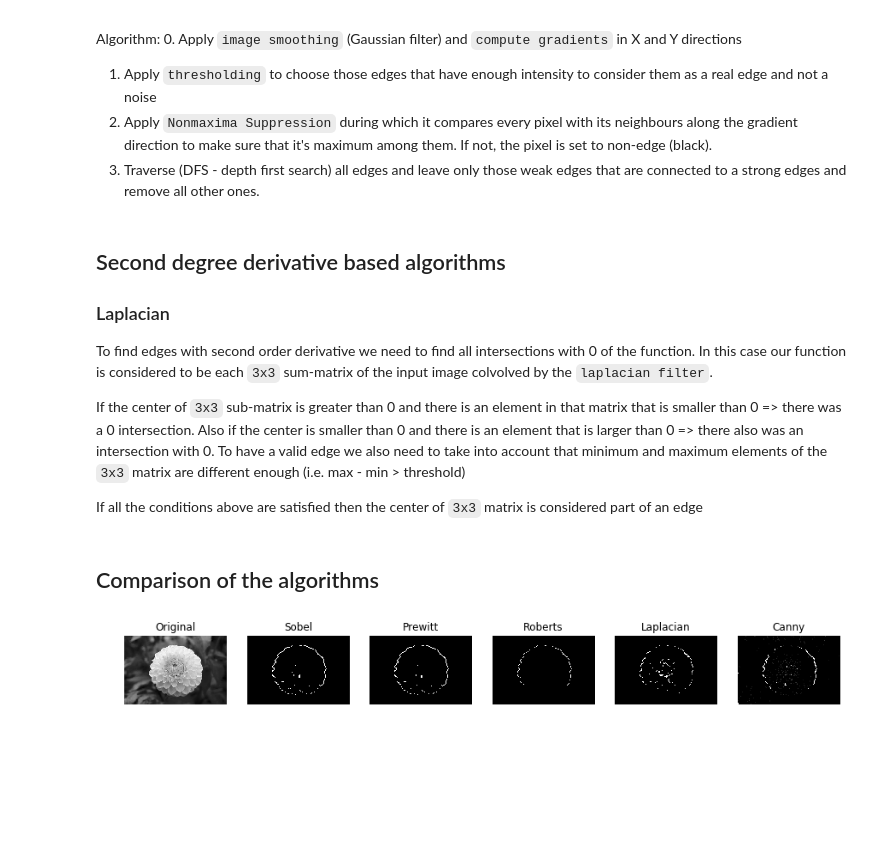
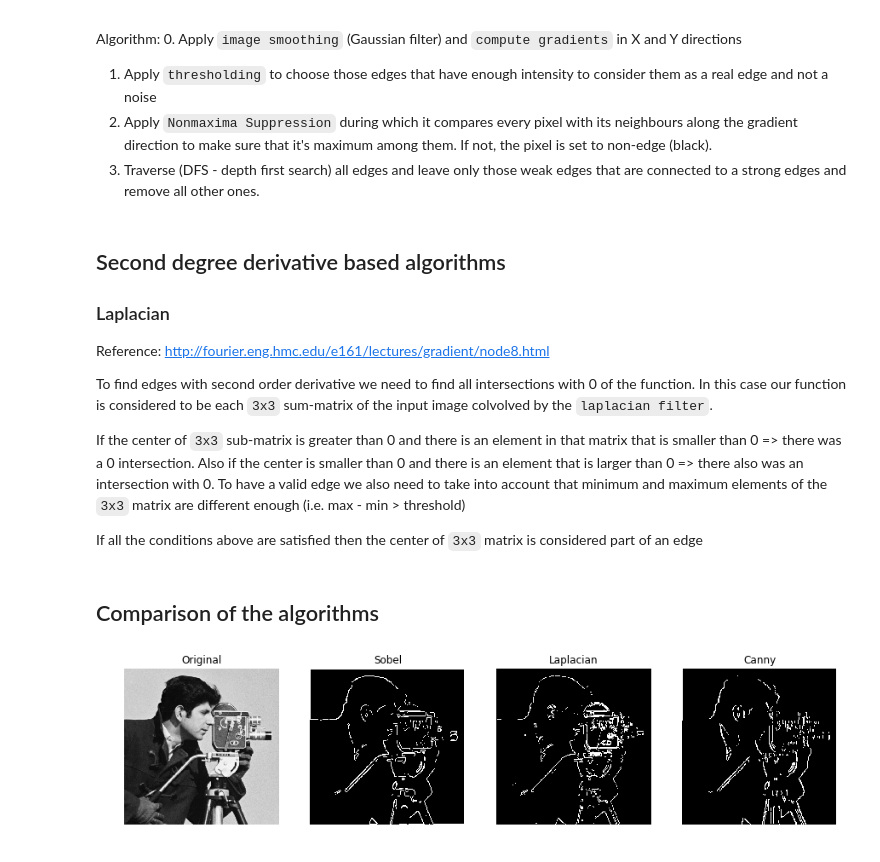
Before and after one commit to MartinXPN/AUA, a Jupyter notebook: NumericalAnalysis/EdgeDetection/EdgeDetection.ipynb, the cells around one changed output. Cells and saved outputs as stored; diff of their text form; code cells hidden in the pictures; blank space fills up the shorter version.

```diff
--- a/NumericalAnalysis/EdgeDetection/EdgeDetection.ipynb
+++ b/NumericalAnalysis/EdgeDetection/EdgeDetection.ipynb
@@ -188,7 +188,7 @@ Algorithm:
 2. Apply `Nonmaxima Suppression` during which it compares every pixel with its neighbours along the gradient direction to make sure that it's maximum among them. If not, the pixel is set to non-edge (black).
 3. Traverse (DFS - depth first search) all edges and leave only those weak edges that are connected to a strong edges and remove all other ones.
 # %%
-def double_thresholding(input_image, threshold_hight=100, threshold_low=20, high_value=255, low_value=0):
+def double_thresholding(input_image, threshold_hight=60, threshold_low=20, high_value=255, low_value=0):
     result = np.copy(input_image)
     high_indices = result[:,:] > threshold_hight
     low_indices = result[:,:] < threshold_low
@@ -288,6 +288,9 @@ class CannyEdgeDetector(EdgeDetector):
 # %% [markdown]
 ## Second degree derivative based algorithms
 ### Laplacian
+
+Reference: http://fourier.eng.hmc.edu/e161/lectures/gradient/node8.html
+
 To find edges with second order derivative we need to find all intersections with 0 of the function. In this case our function is considered to be each `3x3` sum-matrix of the input image colvolved by the `laplacian filter`.
 
 If the center of `3x3` sub-matrix is greater than 0 and there is an element in that matrix that is smaller than 0 => there was a 0 intersection. Also if the center is smaller than 0 and there is an element that is larger than 0 => there also was an intersection with 0. To have a valid edge we also need to take into account that minimum and maximum elements of the `3x3` matrix are different enough (i.e. max - min > threshold)
@@ -301,13 +304,15 @@ class LaplacianEdgeDetector(EdgeDetector):
         """
         super().__init__(smooth_image=smooth_image, apply_thresholding=None)
         if laplacian_filter is None:
-            self.laplacian_filter = np.array([[0, 1, 0],
-                                              [1, -4, 1],
-                                              [0, 1, 0]], dtype=np.float32)
+            self.laplacian_filter = np.array([[0, 0, 1, 0, 0],
+                                              [0, 1, 2, 1, 0],
+                                              [1, 2, -16, 2, 1],
+                                              [0, 1, 2, 1, 0],
+                                              [0, 0, 1, 0, 0],], dtype=np.float32)
         else:
             self.laplacian_filter = laplacian_filter
 
-    def run_algorithm(self, input_image, threshold=25):
+    def run_algorithm(self, input_image, threshold=170):
         f = convolve2d(input_image, self.laplacian_filter, mode='same')
         result = np.zeros(shape=f.shape, dtype=np.float32)
 
@@ -344,13 +349,15 @@ def print_detections(input_image, detectors):
         out = edge_detector.detect_edges(input_image)
         show(axis[i+1], out, label)
 # %%
-img = misc.imread('./test_image.jpg', mode='L')
+img = misc.imread('./cman.jpg', mode='L')
 sobel = SobelEdgeDetector()
 roberts = RobertsEdgeDetector()
 prewitt = PrewittEdgeDetector()
 laplace = LaplacianEdgeDetector()
 canny = CannyEdgeDetector()
 
-print_detections(img, [(sobel, 'Sobel'), (prewitt, 'Prewitt'), (roberts, 'Roberts'), (laplace, 'Laplacian'), (canny, 'Canny')])
+# algorithms = [(sobel, 'Sobel'), (prewitt, 'Prewitt'), (roberts, 'Roberts'), (laplace, 'Laplacian'), (canny, 'Canny')]
+algorithms = [(sobel, 'Sobel'), (laplace, 'Laplacian'), (canny, 'Canny')]
+print_detections(img, algorithms)
 # %% [output]
-[figure, old version]
+[figure, new version]
```
